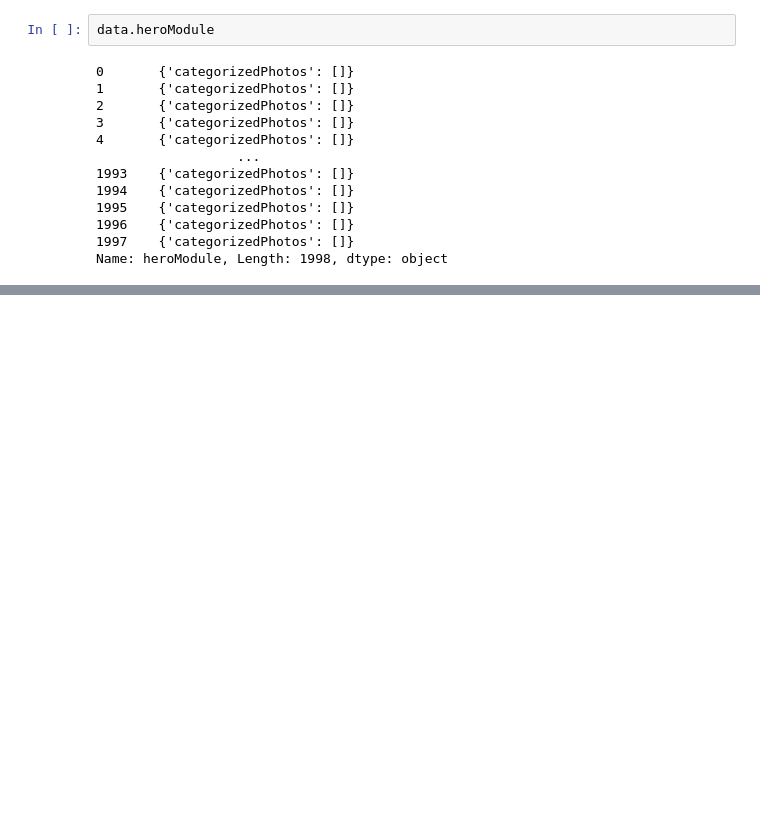
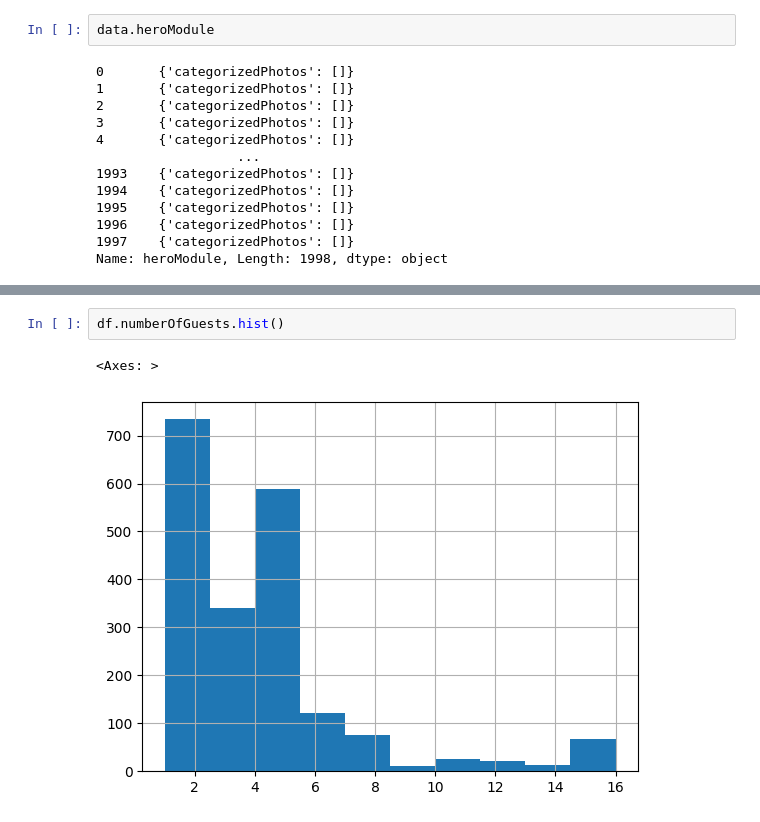
Before and after one commit to manuelarcer/airbnylizer, a Jupyter notebook: explore_largeJSON.ipynb, the cells around one changed output, grey strips where cells are left out. Saved outputs shown, nothing was run; the diff lists cells and outputs as text; blank space fills up the shorter version.

```diff
--- a/explore_largeJSON.ipynb
+++ b/explore_largeJSON.ipynb
@@ -325,0 +365,5 @@ KeyError: 'rate'
+# %%
+df.numberOfGuests.hist()
+# %% [output]
+<Axes: >
+[figure, added]
```
Also changed, not shown: parts of 40 cells of this notebook.
